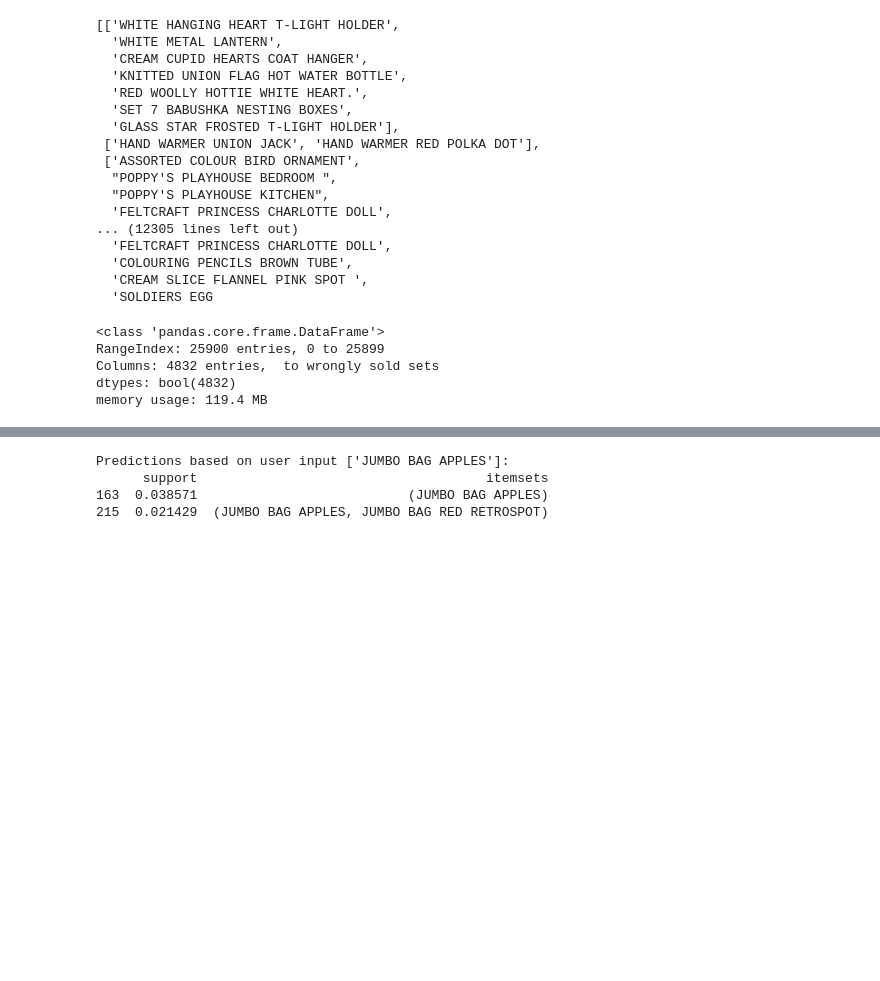
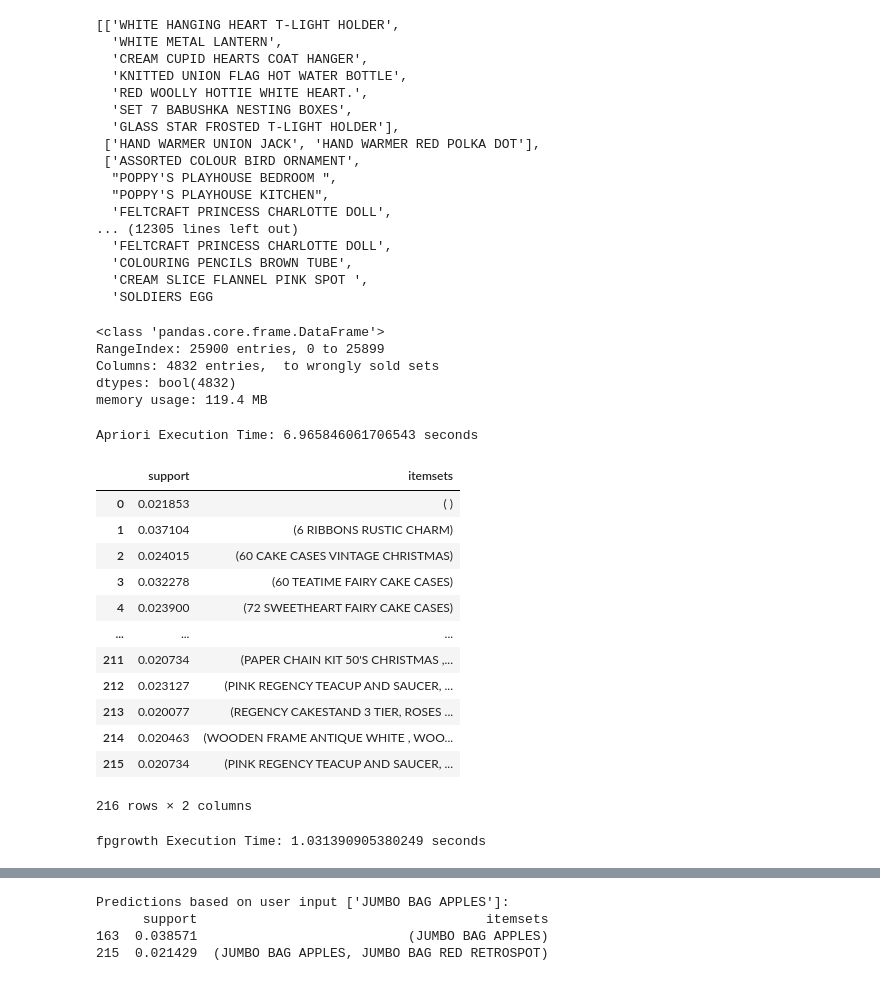
Before and after one commit to belam29/web-django-store-fpGrowth, a Jupyter notebook: fp-growth/fp-growth.ipynb, the cells around one changed output, grey strips where cells are left out. Saved outputs shown, nothing was run; the diff lists cells and outputs as text; code cells hidden in the pictures; blank space fills up the shorter version.

```diff
--- a/fp-growth/fp-growth.ipynb
+++ b/fp-growth/fp-growth.ipynb
@@ -44,4 +45,30 @@ RangeIndex: 25900 entries, 0 to 25899
 Columns: 4832 entries,  to wrongly sold sets
 dtypes: bool(4832)
 memory usage: 119.4 MB
+# %%
+from mlxtend.frequent_patterns import apriori
+
+start_time = time.time()
+frequent_itemsets = apriori(df, min_support=0.020, use_colnames=True)
+apriori_time = time.time() - start_time
+# %%
+print("Apriori Execution Time:", apriori_time, "seconds")
+# %% [output]
+Apriori Execution Time: 6.965846061706543 seconds
+# %%
+frequent_itemsets
+# %% [output]
+|  | support | itemsets |
+| 0 | 0.021853 | ( ) |
+| 1 | 0.037104 | (6 RIBBONS RUSTIC CHARM) |
+| 2 | 0.024015 | (60 CAKE CASES VINTAGE CHRISTMAS) |
+| 3 | 0.032278 | (60 TEATIME FAIRY CAKE CASES) |
+| 4 | 0.023900 | (72 SWEETHEART FAIRY CAKE CASES) |
+| ... | ... | ... |
+| 211 | 0.020734 | (PAPER CHAIN KIT 50'S CHRISTMAS ,... |
+| 212 | 0.023127 | (PINK REGENCY TEACUP AND SAUCER, ... |
+| 213 | 0.020077 | (REGENCY CAKESTAND 3 TIER, ROSES ... |
+| 214 | 0.020463 | (WOODEN FRAME ANTIQUE WHITE , WOO... |
+| 215 | 0.020734 | (PINK REGENCY TEACUP AND SAUCER, ... |
+216 rows × 2 columns
 # %%
@@ -49,3 +78,7 @@ result = fpgrowth(df, min_support=0.02, use_colnames=True)
+# %%
+print("fpgrowth Execution Time:", fpgrowth_time, "seconds")
+# %% [output]
+fpgrowth Execution Time: 1.031390905380249 seconds
 # %%
 result
 # %% [output]
```
Also changed, not shown: parts of 4 cells of this notebook, 6 other files.
